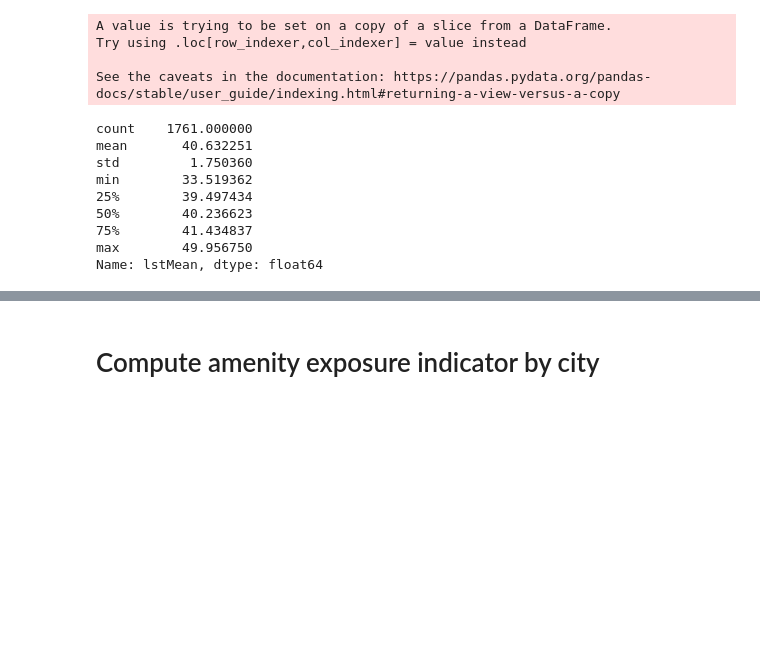
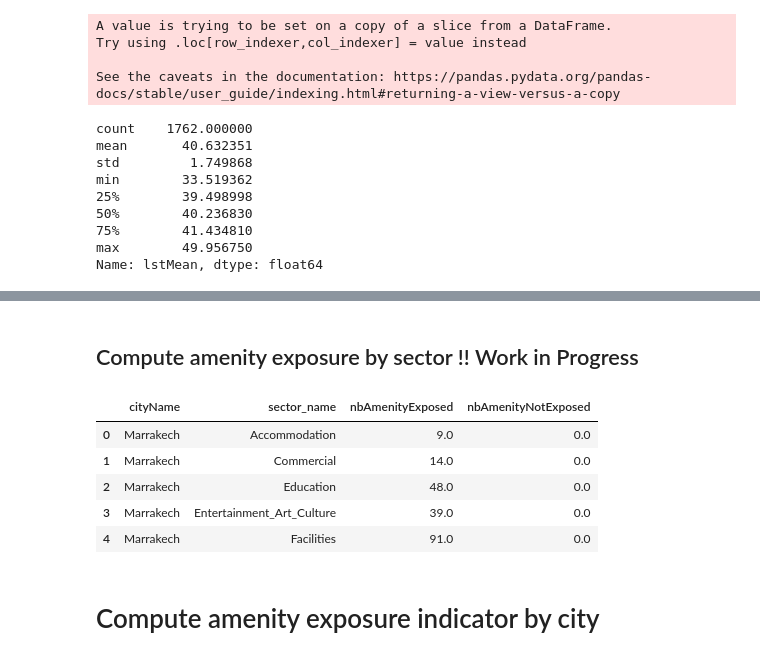
Before and after one commit to wri/cities-urbanshift, a Jupyter notebook: baseline-indicators/compute-exposure-amenity-lst.ipynb, the cells around one changed output, grey strips where cells are left out. Saved outputs shown, nothing was run; the diff lists cells and outputs as text; code cells hidden in the pictures; blank space fills up the shorter version.

Commit message:
join amenity data with sectors categories

```diff
--- a/baseline-indicators/compute-exposure-amenity-lst.ipynb
+++ b/baseline-indicators/compute-exposure-amenity-lst.ipynb
@@ -107,0 +127,10 @@ amenity_urbanshift_cities.head()
+# %%
+# get amenity sectors
+amenity_sectors=pd.read_csv("https://storage.googleapis.com/urbanshift/amenity/param/osm_amenity_sectors.csv")
+# %%
+# join amenity loaction with sector names
+amenity_urbanshift_cities = amenity_urbanshift_cities.merge(amenity_sectors,
+                                     left_on='featureType',
+                                     right_on='feature_value',
+                                     how = "left")
+amenity_urbanshift_cities['sector_name'] = amenity_urbanshift_cities['sector_name'].replace(np.nan, 'Others')
@@ -210,13 +248,13 @@ See the caveats in the documentation: https://pandas.pydata.org/pandas-docs/stab
 # %%
 city_amenity.lstMean.describe()
 # %% [output]
-count    1761.000000
-mean       40.632251
-std         1.750360
+count    1762.000000
+mean       40.632351
+std         1.749868
 min        33.519362
-25%        39.497434
-50%        40.236623
-75%        41.434837
+25%        39.498998
+50%        40.236830
+75%        41.434810
 max        49.956750
 Name: lstMean, dtype: float64
 # %%
@@ -231,6 +269,27 @@ fig.update_layout(margin={"r":0,"t":0,"l":0,"b":0})
 fig.show()
 # %% [output]
 [interactive output not drawn]
+# %% [markdown]
+## Compute amenity exposure by sector !! Work in Progress
+# %%
+
+lst_mean_threshold = 30
+
+city_sector_amenity_exposure = (city_amenity
+                            .groupby(["cityName","sector_name"])
+                            .agg(nbAmenityExposed=pd.NamedAgg(column='lstMean', aggfunc=lambda x: (x > lst_mean_threshold).sum()),
+                                nbAmenityNotExposed=pd.NamedAgg(column='lstMean', aggfunc=lambda x: (x < lst_mean_threshold).sum()))
+                            .reset_index()
+                            )
+# %%
+city_sector_amenity_exposure.head()
+# %% [output]
+|  | cityName | sector_name | nbAmenityExposed | nbAmenityNotExposed |
+| 0 | Marrakech | Accommodation | 9.0 | 0.0 |
+| 1 | Marrakech | Commercial | 14.0 | 0.0 |
+| 2 | Marrakech | Education | 48.0 | 0.0 |
+| 3 | Marrakech | Entertainment_Art_Culture | 39.0 | 0.0 |
+| 4 | Marrakech | Facilities | 91.0 | 0.0 |
 # %% [markdown]
 # Compute amenity exposure indicator by city
 # %%
```
Also changed, not shown: parts of 9 cells of this notebook.
